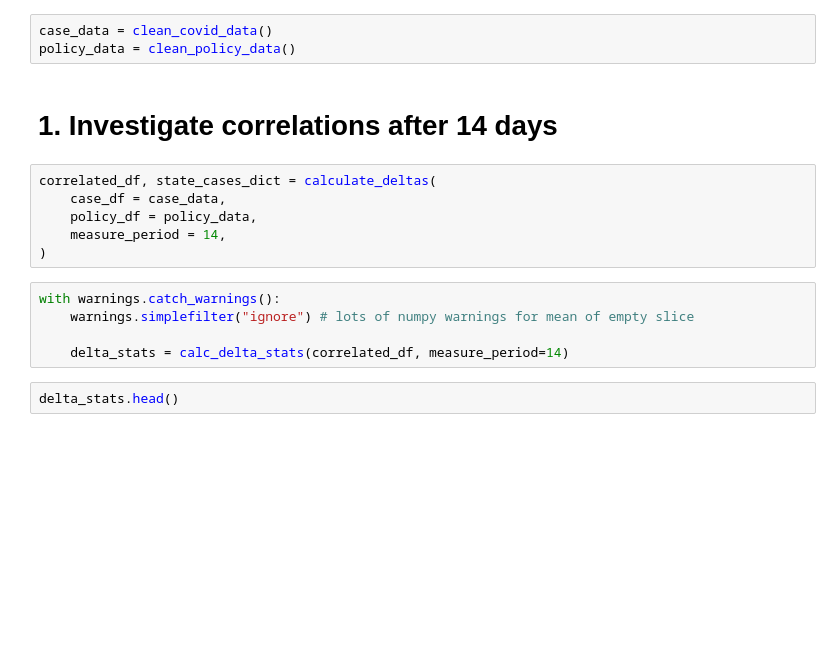
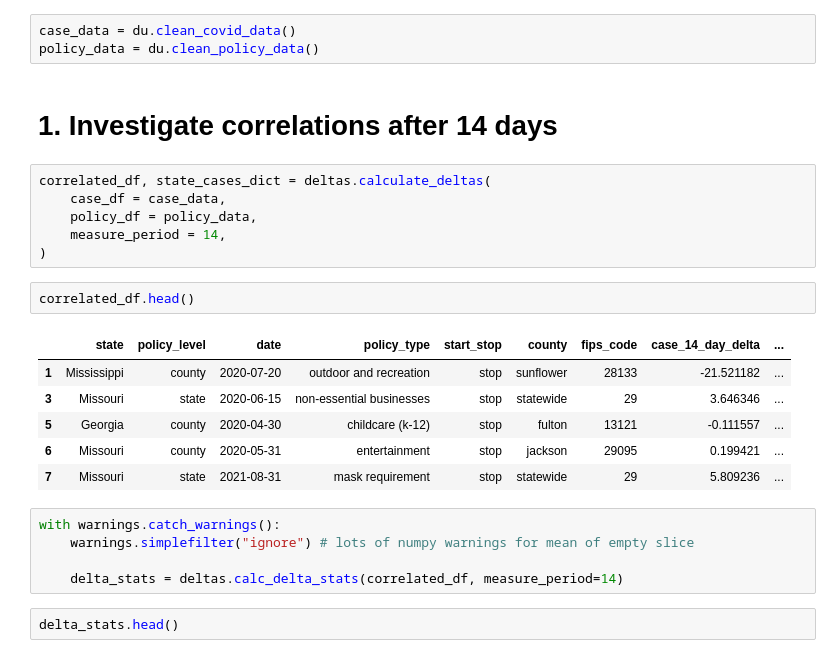
Before and after one commit to apalermo01/Covid-19-correlation-analysis, a Jupyter notebook: 04-Average cases and deaths at and after policy implementation.ipynb, the cells around one changed output. Saved outputs shown, nothing was run; the diff lists cells and outputs as text; blank space fills up the shorter version.

Commit message:
refactoring project - starting to revisit 'delta stats' section

```diff
--- a/04-Average cases and deaths at and after policy implementation.ipynb
+++ b/04-Average cases and deaths at and after policy implementation.ipynb
@@ -16,21 +19,30 @@ from covid_project.plotting_funcs import plot_delta_stats
 from tqdm.notebook import tqdm
 import warnings
 # %%
-case_data = clean_covid_data()
-policy_data = clean_policy_data()
+case_data = du.clean_covid_data()
+policy_data = du.clean_policy_data()
 # %% [markdown]
 # 1. Investigate correlations after 14 days
 # %%
-correlated_df, state_cases_dict = calculate_deltas(
+correlated_df, state_cases_dict = deltas.calculate_deltas(
     case_df = case_data,
     policy_df = policy_data,
     measure_period = 14,
 )
+# %%
+correlated_df.head()
+# %% [output]
+|  | state | policy_level | date | policy_type | start_stop | county | fips_code | case_14_day_delta | ... |
+| 1 | Mississippi | county | 2020-07-20 | outdoor and recreation | stop | sunflower | 28133 | -21.521182 | ... |
+| 3 | Missouri | state | 2020-06-15 | non-essential businesses | stop | statewide | 29 | 3.646346 | ... |
+| 5 | Georgia | county | 2020-04-30 | childcare (k-12) | stop | fulton | 13121 | -0.111557 | ... |
+| 6 | Missouri | county | 2020-05-31 | entertainment | stop | jackson | 29095 | 0.199421 | ... |
+| 7 | Missouri | state | 2021-08-31 | mask requirement | stop | statewide | 29 | 5.809236 | ... |
 # %%
 with warnings.catch_warnings():
     warnings.simplefilter("ignore") # lots of numpy warnings for mean of empty slice
 
-    delta_stats = calc_delta_stats(correlated_df, measure_period=14)
+    delta_stats = deltas.calc_delta_stats(correlated_df, measure_period=14)
 # %%
 delta_stats.head()
 # %% [output]
```
Also changed, not shown: parts of 8 cells of this notebook, 22 other files.
